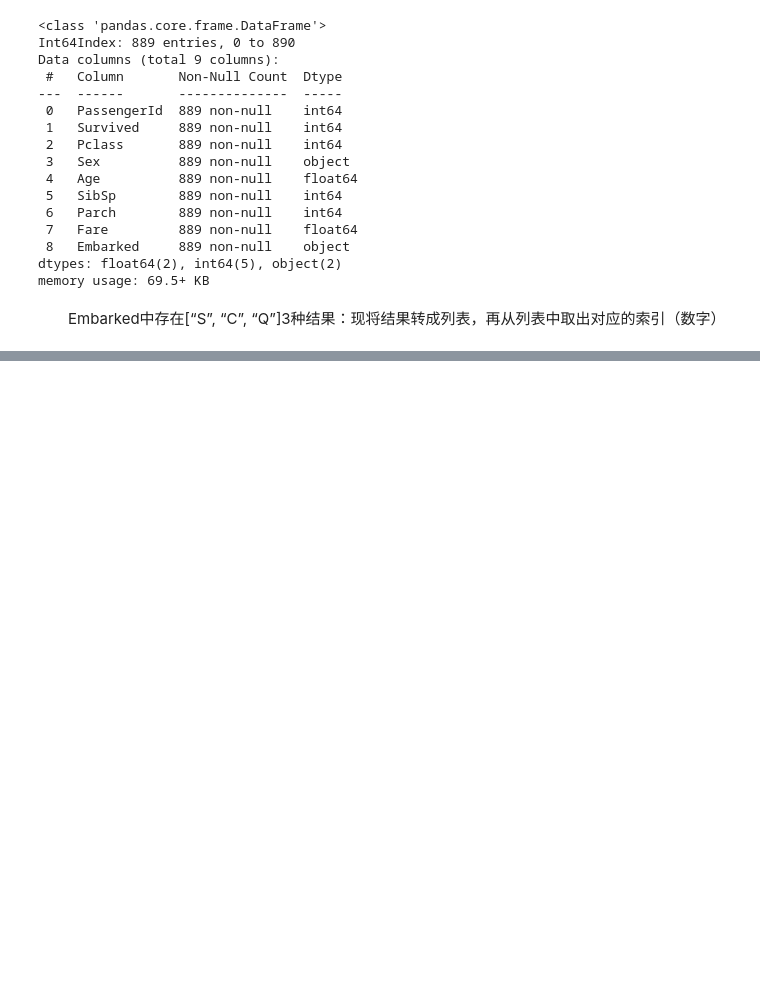
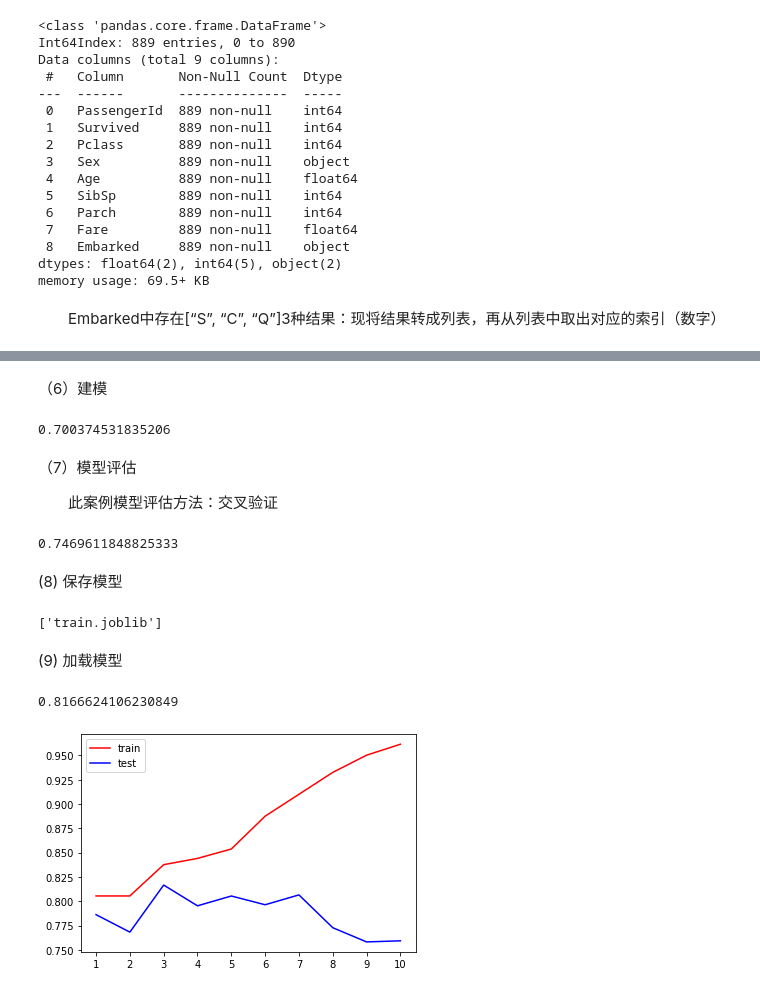
Before and after one commit to panh1992/learning, a Jupyter notebook: 决策树模型及小案例.ipynb, the cells around one changed output, grey strips where cells are left out. Drawn from its saved outputs; the diff is of its cells as text; code cells hidden in the pictures; blank space fills up the shorter version.

```diff
--- a/决策树模型及小案例.ipynb
+++ b/决策树模型及小案例.ipynb
@@ -135,0 +148,3 @@ See the caveats in the documentation: https://pandas.pydata.org/pandas-docs/stab
+# %%
+x = data.iloc[:, data.columns != "Survived"]
+y = data.iloc[:, data.columns == "Survived"]
@@ -135,0 +155,2 @@ See the caveats in the documentation: https://pandas.pydata.org/pandas-docs/stab
+# %%
+Xtrain, Xtest, ytrain, ytest = train_test_split(x, y, test_size=0.3)
@@ -135,0 +159,6 @@ See the caveats in the documentation: https://pandas.pydata.org/pandas-docs/stab
+# %%
+for i in [Xtrain, Xtest, ytrain, ytest]:
+    # shape属性的第一个元素就是索引的总个数
+    i.index = range(i.shape[0])
+# 索引恢复正常
+Xtrain
@@ -135,0 +179,60 @@ See the caveats in the documentation: https://pandas.pydata.org/pandas-docs/stab
+# %% [markdown]
+（6）建模
+# %%
+clf = DecisionTreeClassifier(random_state = 25)
+clf = clf.fit(Xtrain, ytrain)
+score = clf.score(Xtest, ytest)
+score
+# %% [output]
+0.700374531835206
+# %% [markdown]
+（7）模型评估
+
+&emsp;&emsp;此案例模型评估方法：交叉验证
+# %%
+clf = DecisionTreeClassifier(random_state=25)
+# 10次交叉验证求均值，结果降低
+score = cross_val_score(clf, x, y, cv=10).mean()
+score
+# %% [output]
+0.7469611848825333
+# %% [markdown]
+(8) 保存模型
+# %%
+from joblib import dump, load
+
+dump(clf, 'train.joblib')
+# %% [output]
+['train.joblib']
+# %% [markdown]
+(9) 加载模型
+# %%
+ clf = load('train.joblib')
+# %%
+# 两个空列表用来存储训练得到的两个分数
+tr = []
+te = []
+for i in range(10):
+    # 实例化模型，设定决策树的最大深度
+    clf = DecisionTreeClassifier(random_state = 25, max_depth = i + 1, criterion = "entropy")
+    # fit训练过程
+    clf = clf.fit(Xtrain, ytrain)
+    # 训练集score
+    score_tr = clf.score(Xtrain, ytrain)
+    # 测试集分数，取均值
+    score_te = cross_val_score(clf, x, y, cv=10).mean()
+    tr.append(score_tr)
+    te.append(score_te)
+
+print(max(te))
+# x,y,颜色，label
+plt.plot(range(1,11), tr, color="red", label="train")
+plt.plot(range(1,11), te, color="blue", label="test")
+# 横坐标范围固定在1-10
+plt.xticks(range(1,11))
+# 图例
+plt.legend()
+plt.show()
+# %% [output]
+0.8166624106230849
+[figure, added]
```
Also changed, not shown: parts of 9 cells of this notebook, 1 other file.
